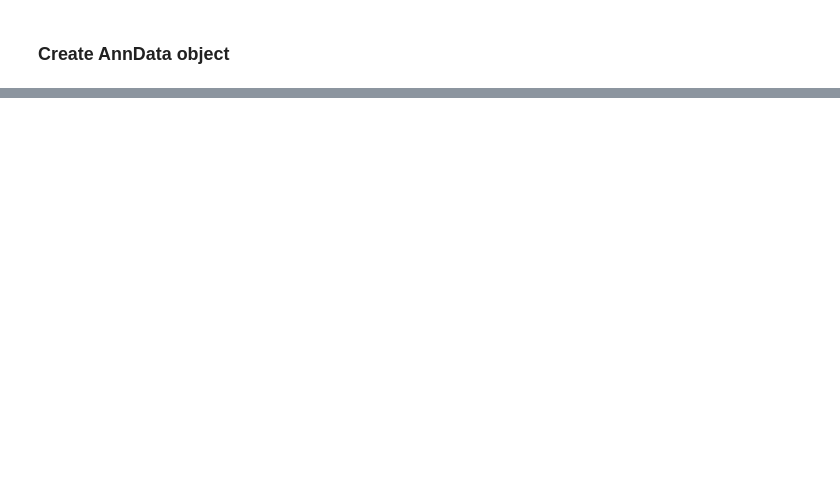
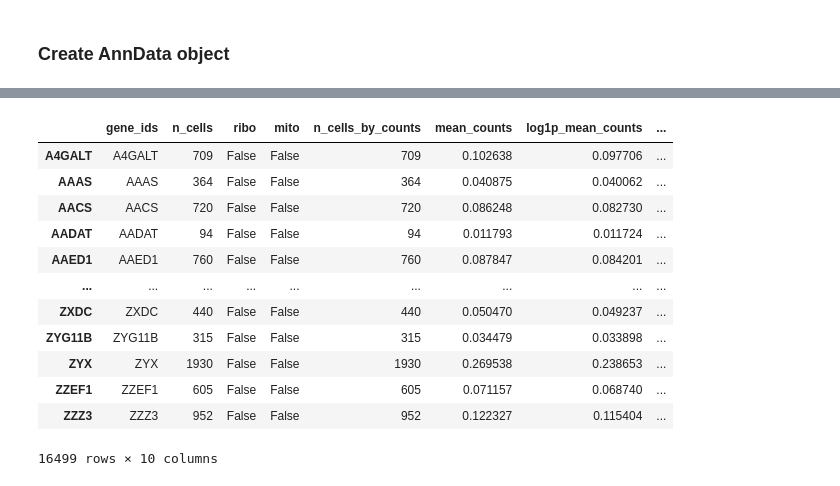
Before and after one commit to mairi-mcclean/TB_atlas, a Jupyter notebook: 1-sample_QC/NON_HUMAN_PRIMATES/221205_wk4_PBMC_basic_QC_Gideon2021_MM.ipynb, the cells around one changed output, grey strips where cells are left out. Cells and saved outputs as stored; diff of their text form; code cells hidden in the pictures; blank space fills up the shorter version.

```diff
--- a/1-sample_QC/NON_HUMAN_PRIMATES/221205_wk4_PBMC_basic_QC_Gideon2021_MM.ipynb
+++ b/1-sample_QC/NON_HUMAN_PRIMATES/221205_wk4_PBMC_basic_QC_Gideon2021_MM.ipynb
@@ -82,0 +97,40 @@ AnnData object with n_obs × n_vars = 24820 × 10006
+# %%
+# Trying to find mitochondrial genes; not annotated with "mt" or "MT", therefore annotation will be manual
+## str.startswith taken from scanpy pbmc tutorial
+# Step 1: Annotate mitochondrial genes
+
+adata.var['mito'] = adata.var_names.str.startswith('ATP8', 'ATP6')
+adata.var['mito'] = adata.var_names.str.startswith('CO1', 'CO2')
+adata.var['mito'] = adata.var_names.str.startswith('CO3', 'CYB')
+adata.var['mito'] = adata.var_names.str.startswith('ND1', 'ND2')
+adata.var['mito'] = adata.var_names.str.startswith('ND3', 'ND4L')
+adata.var['mito'] = adata.var_names.str.startswith('ND4', 'ND5')
+adata.var['mito'] = adata.var_names.str.startswith('ND6', 'RNR2')
+adata.var['mito'] = adata.var_names.str.startswith('TA', 'TR')
+adata.var['mito'] = adata.var_names.str.startswith('TN', 'TD')
+adata.var['mito'] = adata.var_names.str.startswith('TC', 'TE')
+adata.var['mito'] = adata.var_names.str.startswith('TQ', 'TG')
+adata.var['mito'] = adata.var_names.str.startswith('TH', 'TI')
+adata.var['mito'] = adata.var_names.str.startswith('TL1', 'TL2')
+adata.var['mito'] = adata.var_names.str.startswith('TK', 'TM')
+adata.var['mito'] = adata.var_names.str.startswith('TF', 'TP')
+adata.var['mito'] = adata.var_names.str.startswith('TS1', 'TS2')
+adata.var['mito'] = adata.var_names.str.startswith('TT', 'TW')
+adata.var['mito'] = adata.var_names.str.startswith('TY', 'TV')
+adata.var['mito'] = adata.var_names.str.startswith('RNR1')
+# %%
+adata.var
+# %% [output]
+|  | gene_ids | n_cells | ribo | mito | n_cells_by_counts | mean_counts | log1p_mean_counts | ... |
+| A4GALT | A4GALT | 709 | False | False | 709 | 0.102638 | 0.097706 | ... |
+| AAAS | AAAS | 364 | False | False | 364 | 0.040875 | 0.040062 | ... |
+| AACS | AACS | 720 | False | False | 720 | 0.086248 | 0.082730 | ... |
+| AADAT | AADAT | 94 | False | False | 94 | 0.011793 | 0.011724 | ... |
+| AAED1 | AAED1 | 760 | False | False | 760 | 0.087847 | 0.084201 | ... |
+| ... | ... | ... | ... | ... | ... | ... | ... | ... |
+| ZXDC | ZXDC | 440 | False | False | 440 | 0.050470 | 0.049237 | ... |
+| ZYG11B | ZYG11B | 315 | False | False | 315 | 0.034479 | 0.033898 | ... |
+| ZYX | ZYX | 1930 | False | False | 1930 | 0.269538 | 0.238653 | ... |
+| ZZEF1 | ZZEF1 | 605 | False | False | 605 | 0.071157 | 0.068740 | ... |
+| ZZZ3 | ZZZ3 | 952 | False | False | 952 | 0.122327 | 0.115404 | ... |
+16499 rows × 10 columns
```
Also changed, not shown: parts of 25 cells of this notebook.
